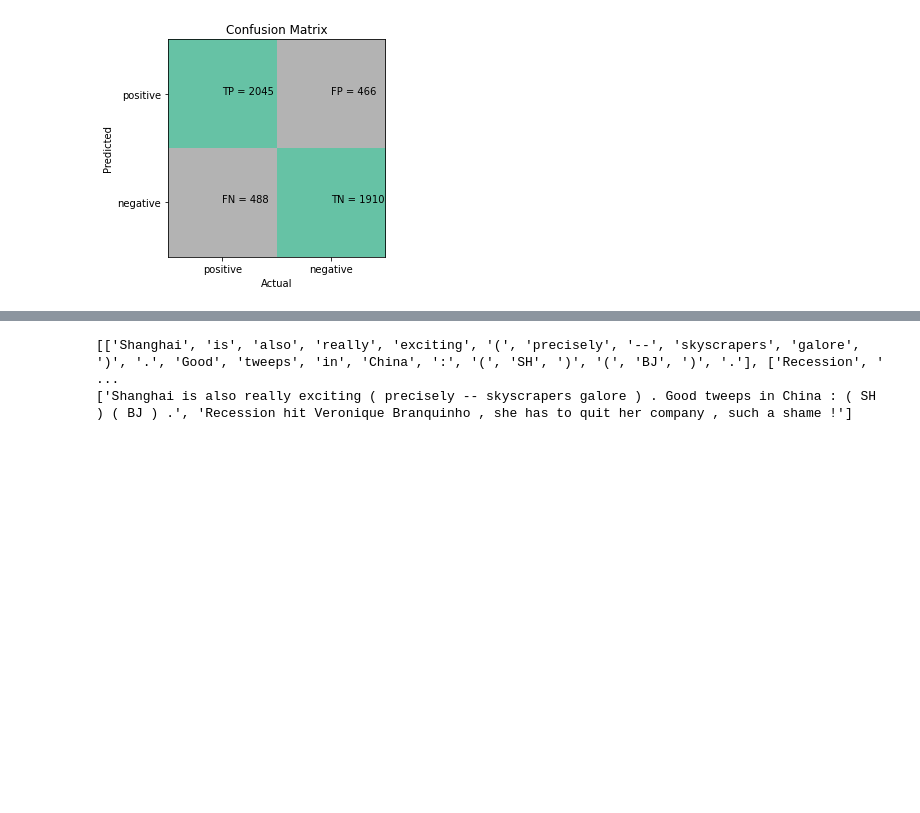
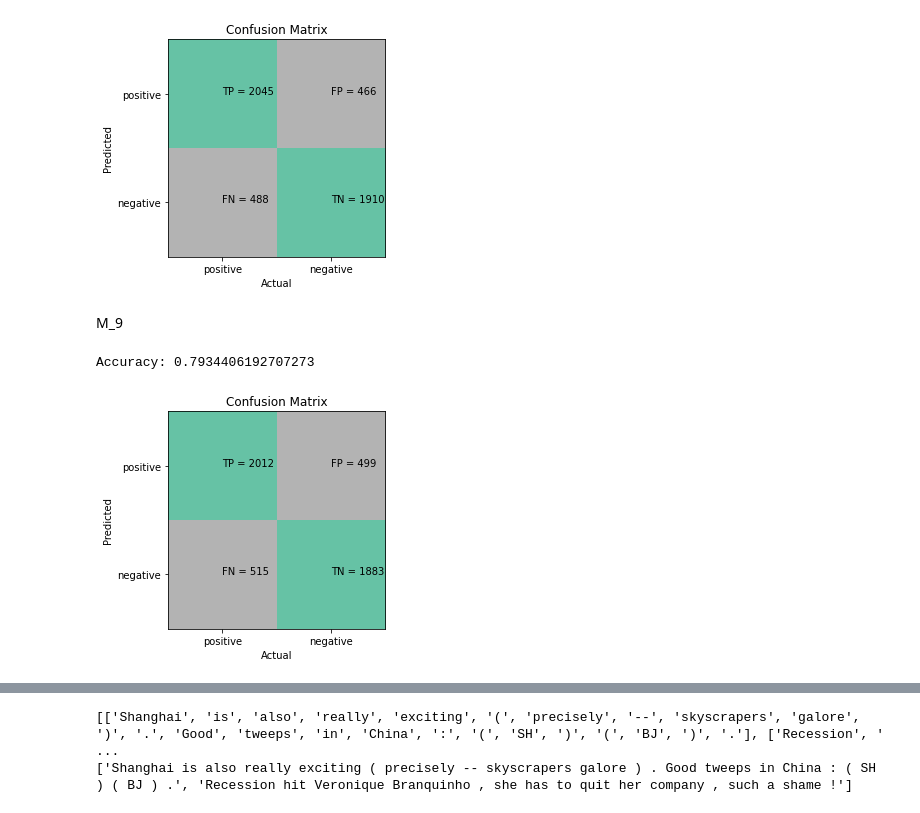
Before and after one commit to nirvanK11/Sentiment-analysis, a Jupyter notebook: NLP.ipynb, the cells around one changed output, grey strips where cells are left out. Saved outputs shown, nothing was run; the diff lists cells and outputs as text; code cells hidden in the pictures; blank space fills up the shorter version.

```diff
--- a/NLP.ipynb
+++ b/NLP.ipynb
@@ -69,3 +59,6 @@ sns.countplot(x=df['Sentiment'])
 # %% [output]
 <matplotlib.axes._subplots.AxesSubplot at 0x...>
 [figure]
+# %%
+# drop the rows where at least one element is missing
+df_train = df_train.dropna()
@@ -72,14 +71,14 @@ sns.countplot(x=df['Sentiment'])
 # %%
 # iterate through each row in 'Text' columm and convert text to tokens
-list_tokenised_text = [word_tokenize(text) for text in df['Text']]
+list_tokenised_text = [word_tokenize(text) for text in df_train['Text']]
 print(list_tokenised_text[:2])
 
 list_tokenised_sentences = [' '.join(tokens) for tokens in list_tokenised_text]
 print(list_tokenised_sentences[:2])
 
 # add new column to data frame
-df['Tokenised_Text'] = list_tokenised_sentences
-df.head()
+df_train['Tokenised_Text'] = list_tokenised_sentences
+df_train.head()
 # %% [output]
 [['Sooo', 'SAD', 'I', 'will', 'miss', 'you', 'here', 'in', 'San', 'Diego', '!', '!', '!'], ['my', 'boss', 'is', 'bullying', 'me', '...']]
 ['Sooo SAD I will miss you here in San Diego ! ! !', 'my boss is bullying me ...']
@@ -103,9 +104,9 @@ for tokens in list_tokenised_text:
 print(list_lemmatised_sentences[:2])
 
 # add new column to data frame
-df['Lemmatised_Text'] = list_lemmatised_sentences
+df_train['Lemmatised_Text'] = list_lemmatised_sentences
 
-df.head()
+df_train.head()
 # %% [output]
 ['Sooo SAD I will miss you here in San Diego ! ! !', 'my bos is bullying me ...']
 |  | Id | Text | Sentiment | Tokenised_Text | Lemmatised_Text |
@@ -136,16 +128,16 @@ print(stop_words)
 # %%
 # use raw text
-X_train_text, X_val_text, y_train, y_val = train_test_split(df['Text'], df['Sentiment'], test_size=0.3, random_state=RANDOM_SEED)
+X_train_text, X_val_text, y_train, y_val = train_test_split(df_train['Text'], df_train['Sentiment'], test_size=0.3, random_state=RANDOM_SEED)
 print(f'training data set size: {len(X_train_text)}')
 print(f'validation data set size: {len(X_val_text)}')
 
 # use tokenised text
-X_train_tokenised_text, X_val_tokenised_text, y_train, y_val = train_test_split(df['Tokenised_Text'], df['Sentiment'], test_size=0.3, random_state=RANDOM_SEED)
+X_train_tokenised_text, X_val_tokenised_text, y_train, y_val = train_test_split(df_train['Tokenised_Text'], df_train['Sentiment'], test_size=0.3, random_state=RANDOM_SEED)
 print(f'training data set size: {len(X_train_tokenised_text)}')
 print(f'validation data set size: {len(X_val_tokenised_text)}')
 
 # use lemmatised text
-X_train_lemmatised_text, X_val_lemmatised_text, y_train, y_val = train_test_split(df['Lemmatised_Text'], df['Sentiment'], test_size=0.3, random_state=RANDOM_SEED)
+X_train_lemmatised_text, X_val_lemmatised_text, y_train, y_val = train_test_split(df_train['Lemmatised_Text'], df_train['Sentiment'], test_size=0.3, random_state=RANDOM_SEED)
 print(f'training data set size: {len(X_train_lemmatised_text)}')
 print(f'validation data set size: {len(X_val_lemmatised_text)}')
 
@@ -313,3 +306,17 @@ m7 = get_dt_predictions(X_train, X_val, y_train, y_val, class_list)
 # %% [output]
 Accuracy: 0.8056630678345895
 [figure]
+# %% [markdown]
+M_9
+# %%
+vectorizer = TfidfVectorizer()  # default: lowercase=True, ngram_range=(1,1)
+vectorizer.fit(X_train_tokenised_text)
+
+# convert train and test text data to numeric vectors
+X_train = vectorizer.transform(X_train_tokenised_text)
+X_val = vectorizer.transform(X_val_tokenised_text)
+
+m9 = get_dt_predictions(X_train, X_val, y_train, y_val, class_list)
+# %% [output]
+Accuracy: 0.7934406192707273
+[figure, added]
```
Also changed, not shown: parts of 63 cells of this notebook.
